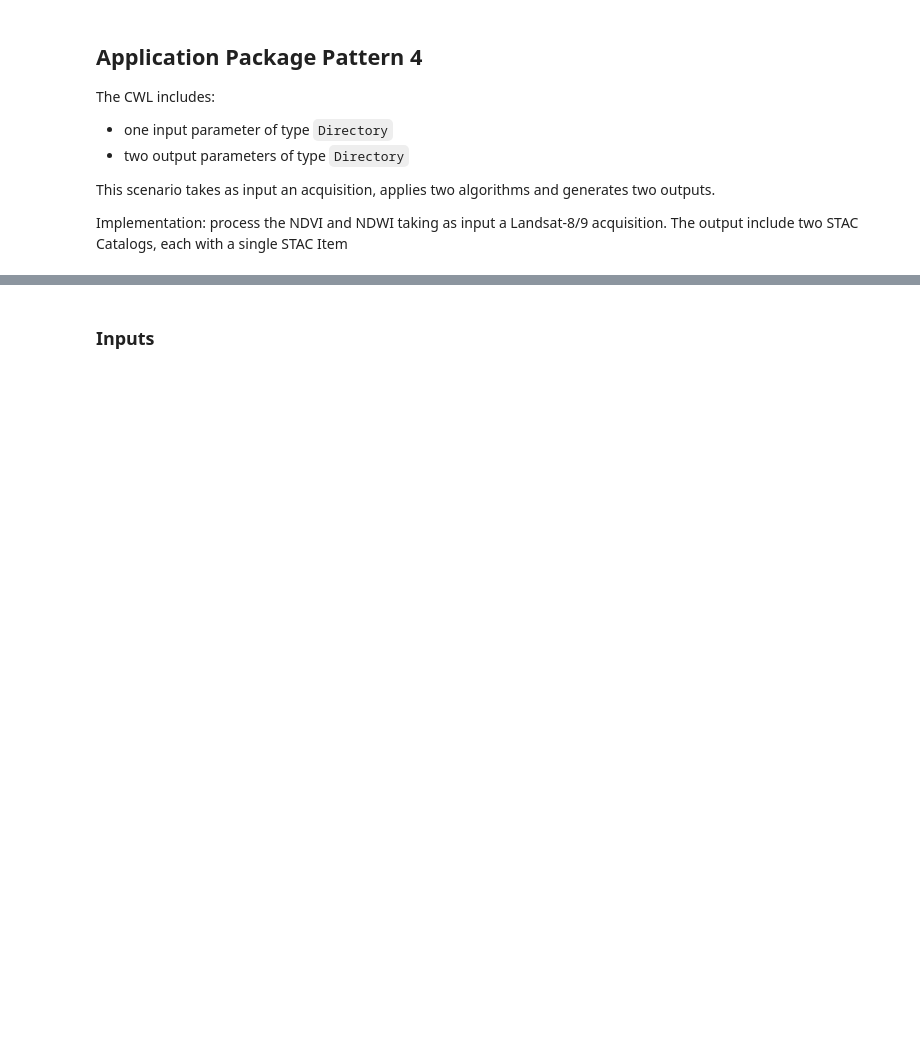
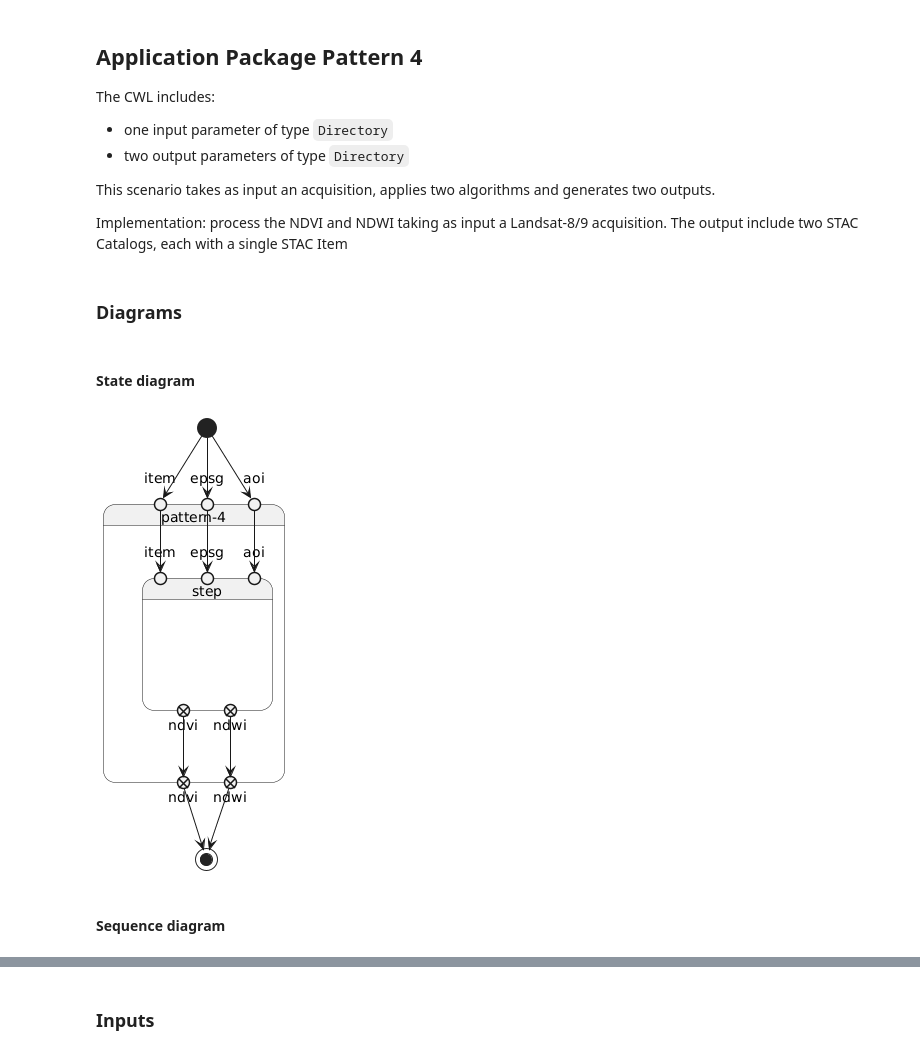
Before and after one commit to eoap/application-package-patterns, a Jupyter notebook: docs/pattern-4.ipynb, the cells around one changed output, grey strips where cells are left out. Drawn from its saved outputs; the diff is of its cells as text; code cells hidden in the pictures; blank space fills up the shorter version.

```diff
--- a/docs/pattern-4.ipynb
+++ b/docs/pattern-4.ipynb
@@ -34,5 +39,13 @@ The CWL includes:
 This scenario takes as input an acquisition, applies two algorithms and generates two outputs.
 
 Implementation: process the NDVI and NDWI taking as input a Landsat-8/9 acquisition. The output include two STAC Catalogs, each with a single STAC Item
+# %% [markdown]
+### Diagrams
+# %% [markdown]
+#### State diagram
 # %%
-wf.plot()
+wf.display_state_diagram()
+# %% [output]
+[figure, added]
+# %% [markdown]
+#### Sequence diagram
```
Also changed, not shown: parts of 17 cells of this notebook, 38 other files.
